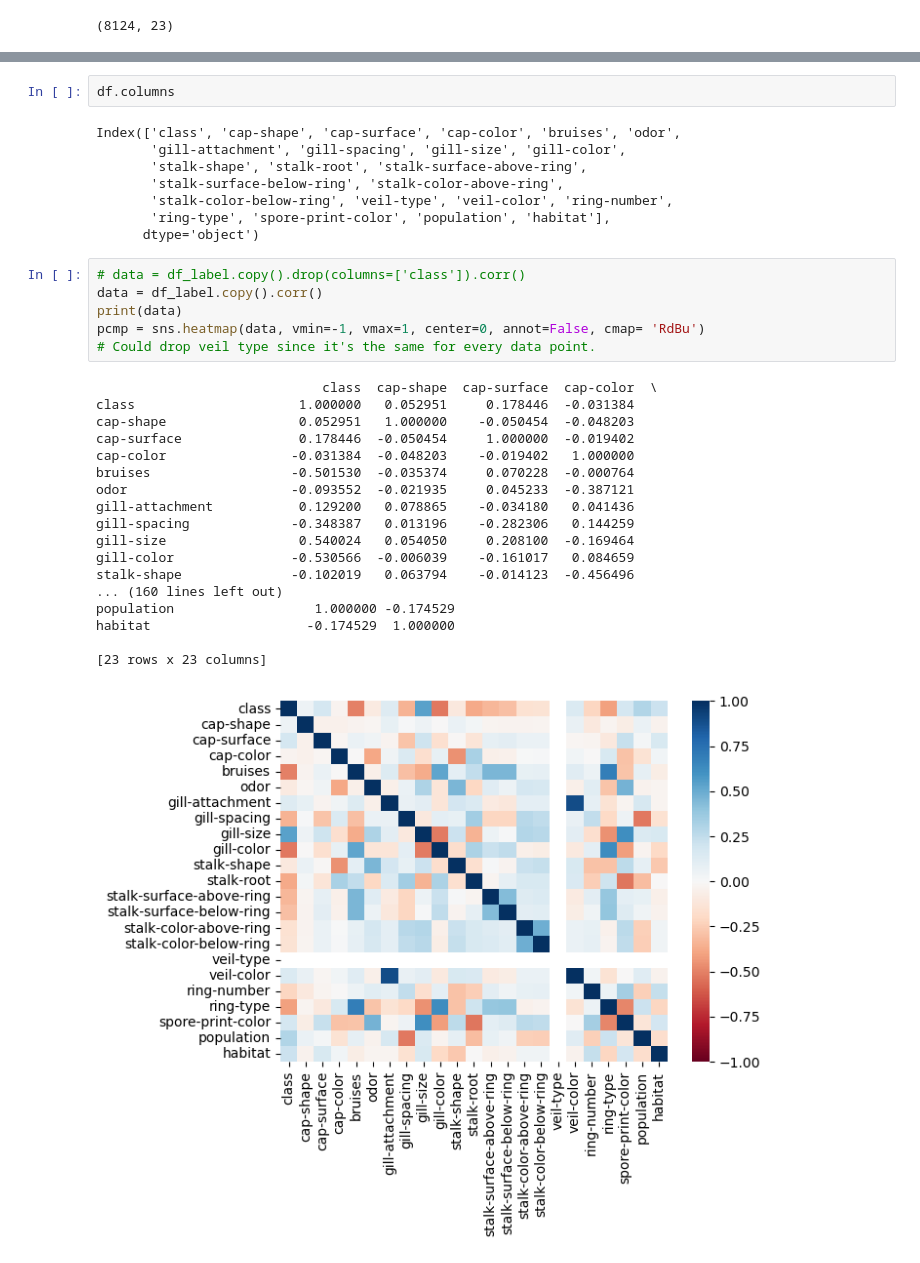
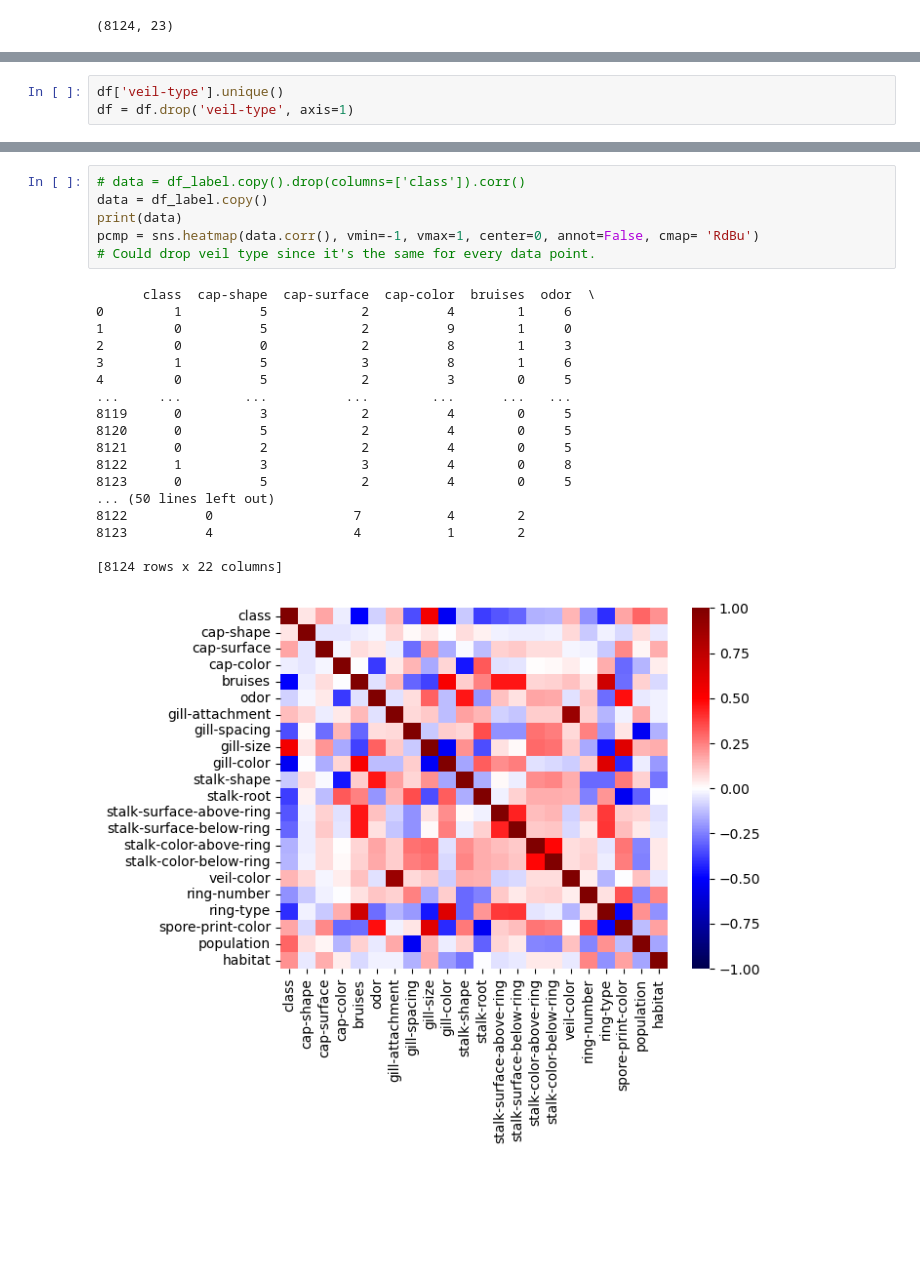
Before and after one commit to ansellum/ecs171-project, a Jupyter notebook: ECS171_EDA_Actual.ipynb, the cells around one changed output, grey strips where cells are left out. Drawn from its saved outputs; the diff is of its cells as text; blank space fills up the shorter version.

```diff
--- a/ECS171_EDA_Actual.ipynb
+++ b/ECS171_EDA_Actual.ipynb
@@ -39,6 +39,9 @@ spore-print-color           0
 population                  0
 habitat                     0
 dtype: int64
+# %%
+df['veil-type'].unique()
+df = df.drop('veil-type', axis=1)
 # %%
 df.describe()
 # %% [output]
@@ -82,35 +85,25 @@ df_label.describe()
-# %%
-df.columns
-# %% [output]
-Index(['class', 'cap-shape', 'cap-surface', 'cap-color', 'bruises', 'odor',
-       'gill-attachment', 'gill-spacing', 'gill-size', 'gill-color',
-       'stalk-shape', 'stalk-root', 'stalk-surface-above-ring',
-       'stalk-surface-below-ring', 'stalk-color-above-ring',
-       'stalk-color-below-ring', 'veil-type', 'veil-color', 'ring-number',
-       'ring-type', 'spore-print-color', 'population', 'habitat'],
-      dtype='object')
 # %%
 # data = df_label.copy().drop(columns=['class']).corr()
-data = df_label.copy().corr()
+data = df_label.copy()
 print(data)
-pcmp = sns.heatmap(data, vmin=-1, vmax=1, center=0, annot=False, cmap= 'RdBu')
+pcmp = sns.heatmap(data.corr(), vmin=-1, vmax=1, center=0, annot=False, cmap= 'RdBu')
 # Could drop veil type since it's the same for every data point.
 # %% [output]
-                             class  cap-shape  cap-surface  cap-color  \
-class                     1.000000   0.052951     0.178446  -0.031384
-cap-shape                 0.052951   1.000000    -0.050454  -0.048203
-cap-surface               0.178446  -0.050454     1.000000  -0.019402
-cap-color                -0.031384  -0.048203    -0.019402   1.000000
-bruises                  -0.501530  -0.035374     0.070228  -0.000764
-odor                     -0.093552  -0.021935     0.045233  -0.387121
-gill-attachment           0.129200   0.078865    -0.034180   0.041436
-gill-spacing             -0.348387   0.013196    -0.282306   0.144259
-gill-size                 0.540024   0.054050     0.208100  -0.169464
-gill-color               -0.530566  -0.006039    -0.161017   0.084659
-stalk-shape              -0.102019   0.063794    -0.014123  -0.456496
-... (160 lines left out)
-population                  1.000000 -0.174529
-habitat                    -0.174529  1.000000
+      class  cap-shape  cap-surface  cap-color  bruises  odor  \
+0         1          5            2          4        1     6
+1         0          5            2          9        1     0
+2         0          0            2          8        1     3
+3         1          5            3          8        1     6
+4         0          5            2          3        0     5
+...     ...        ...          ...        ...      ...   ...
+8119      0          3            2          4        0     5
+8120      0          5            2          4        0     5
+8121      0          2            2          4        0     5
+8122      1          3            3          4        0     8
+8123      0          5            2          4        0     5
+... (50 lines left out)
+8122          0                  7           4        2
+8123          4                  4           1        2
 
-[23 rows x 23 columns]
+[8124 rows x 22 columns]
-[figure, old version]
+[figure, new version]
```
Also changed, not shown: parts of 6 cells of this notebook.
